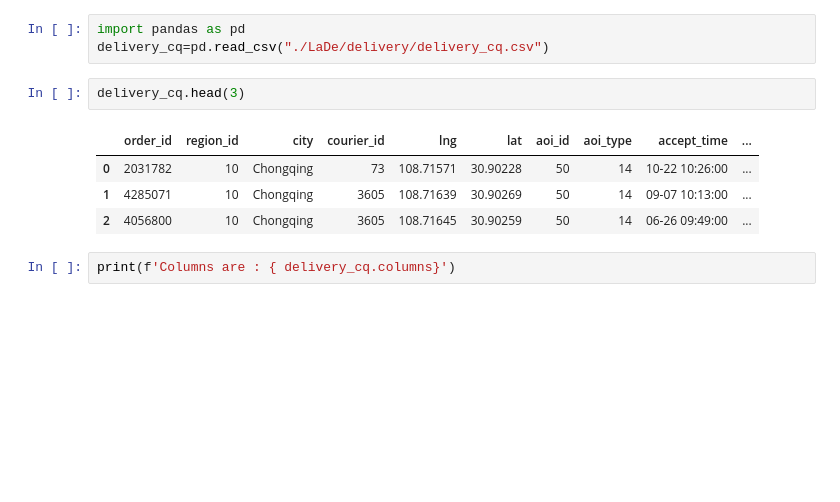
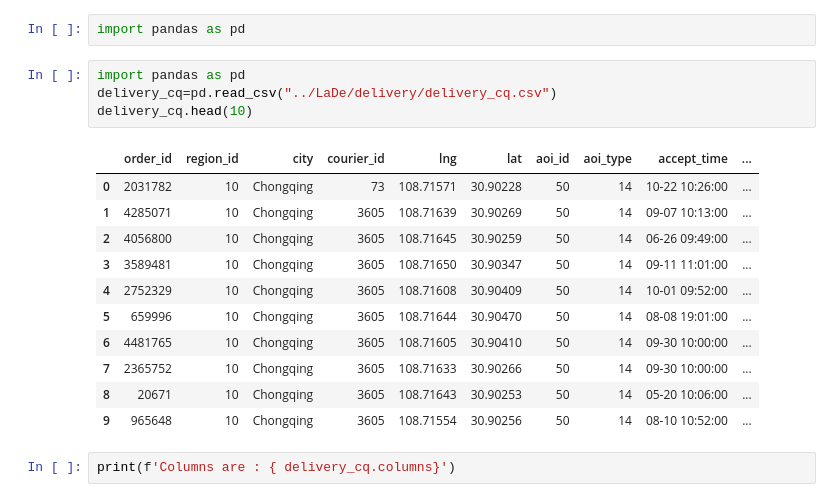
Before and after one commit to aymuos/starship, a Jupyter notebook: fundamental_EDA/exploring_ladeD.ipynb, the cells around one changed output. Drawn from its saved outputs; the diff is of its cells as text; blank space fills up the shorter version.

```diff
--- a/fundamental_EDA/exploring_ladeD.ipynb
+++ b/fundamental_EDA/exploring_ladeD.ipynb
@@ -1,13 +7,21 @@
+# %%
+import pandas as pd
 # %%
 import pandas as pd
-delivery_cq=pd.read_csv("./LaDe/delivery/delivery_cq.csv")
+delivery_cq=pd.read_csv("../LaDe/delivery/delivery_cq.csv")
+delivery_cq.head(10)
+# %% [output]
+|  | order_id | region_id | city | courier_id | lng | lat | aoi_id | aoi_type | accept_time | ... |
+| 0 | 2031782 | 10 | Chongqing | 73 | 108.71571 | 30.90228 | 50 | 14 | 10-22 10:26:00 | ... |
+| 1 | 4285071 | 10 | Chongqing | 3605 | 108.71639 | 30.90269 | 50 | 14 | 09-07 10:13:00 | ... |
+| 2 | 4056800 | 10 | Chongqing | 3605 | 108.71645 | 30.90259 | 50 | 14 | 06-26 09:49:00 | ... |
+| 3 | 3589481 | 10 | Chongqing | 3605 | 108.71650 | 30.90347 | 50 | 14 | 09-11 11:01:00 | ... |
+| 4 | 2752329 | 10 | Chongqing | 3605 | 108.71608 | 30.90409 | 50 | 14 | 10-01 09:52:00 | ... |
+| 5 | 659996 | 10 | Chongqing | 3605 | 108.71644 | 30.90470 | 50 | 14 | 08-08 19:01:00 | ... |
+| 6 | 4481765 | 10 | Chongqing | 3605 | 108.71605 | 30.90410 | 50 | 14 | 09-30 10:00:00 | ... |
+| 7 | 2365752 | 10 | Chongqing | 3605 | 108.71633 | 30.90266 | 50 | 14 | 09-30 10:00:00 | ... |
+| 8 | 20671 | 10 | Chongqing | 3605 | 108.71643 | 30.90253 | 50 | 14 | 05-20 10:06:00 | ... |
+| 9 | 965648 | 10 | Chongqing | 3605 | 108.71554 | 30.90256 | 50 | 14 | 08-10 10:52:00 | ... |
-# %%
-delivery_cq.head(3)
-# %% [output]
-|  | order_id | region_id | city | courier_id | lng | lat | aoi_id | aoi_type | accept_time | ... |
-| 0 | 2031782 | 10 | Chongqing | 73 | 108.71571 | 30.90228 | 50 | 14 | 10-22 10:26:00 | ... |
-| 1 | 4285071 | 10 | Chongqing | 3605 | 108.71639 | 30.90269 | 50 | 14 | 09-07 10:13:00 | ... |
-| 2 | 4056800 | 10 | Chongqing | 3605 | 108.71645 | 30.90259 | 50 | 14 | 06-26 09:49:00 | ... |
 # %%
 print(f'Columns are : { delivery_cq.columns}')
 # %% [output]
```
Also changed, not shown: parts of 6 cells of this notebook, 9 other files.
